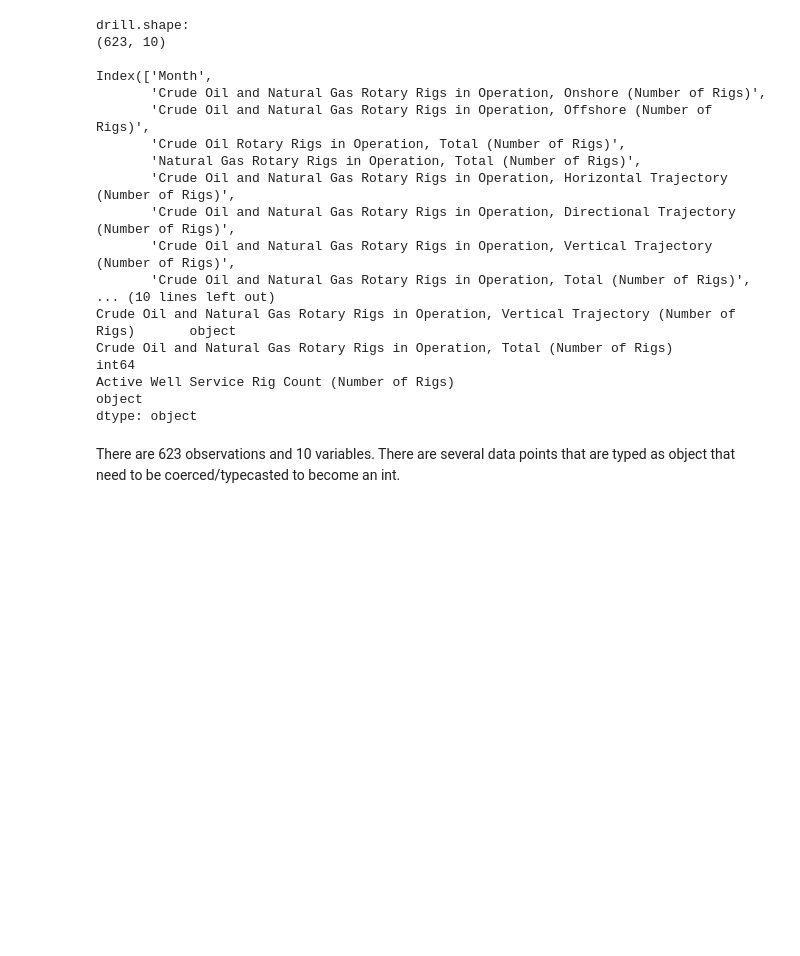
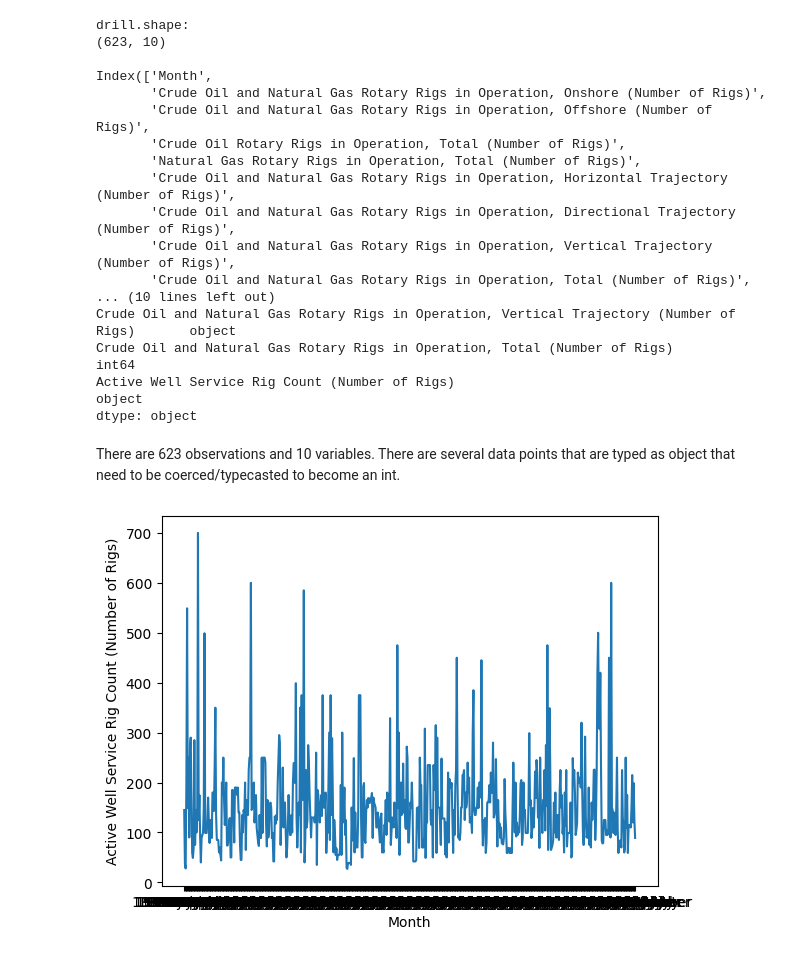
Before and after one commit to nladocsi/eda_assignment, a Jupyter notebook: eda_assignment.ipynb, the cells around one changed output. Saved outputs shown, nothing was run; the diff lists cells and outputs as text; code cells hidden in the pictures; blank space fills up the shorter version.

```diff
--- a/eda_assignment.ipynb
+++ b/eda_assignment.ipynb
@@ -261,3 +263,18 @@ Active Well Service Rig Count (Number of Rigs)
 dtype: object
 # %% [markdown]
 There are 623 observations and 10 variables. There are several data points that are typed as object that need to be coerced/typecasted to become an int.
+# %%
+#3.2
+drill['time'] = pd.to_datetime(drill['Month'], format='mixed')
+# %%
+#3.3
+var = "Active Well Service Rig Count (Number of Rigs)"
+drill[var] = drill[var].replace('Not Available',np.nan)
+#print(drill[var].unique(),'\n')
+drill[var] = pd.to_numeric(air['Price'], errors='coerce')
+
+AWS = sns.lineplot(data = drill, x = 'Month', y = var)
+#fig.set(title="Total U.S. Energy Consumption",
+        #xlabel='Year', ylabel='Quadrillions BTU')
+# %% [output]
+[figure, added]
```
Also changed, not shown: parts of 1 cell of this notebook.
